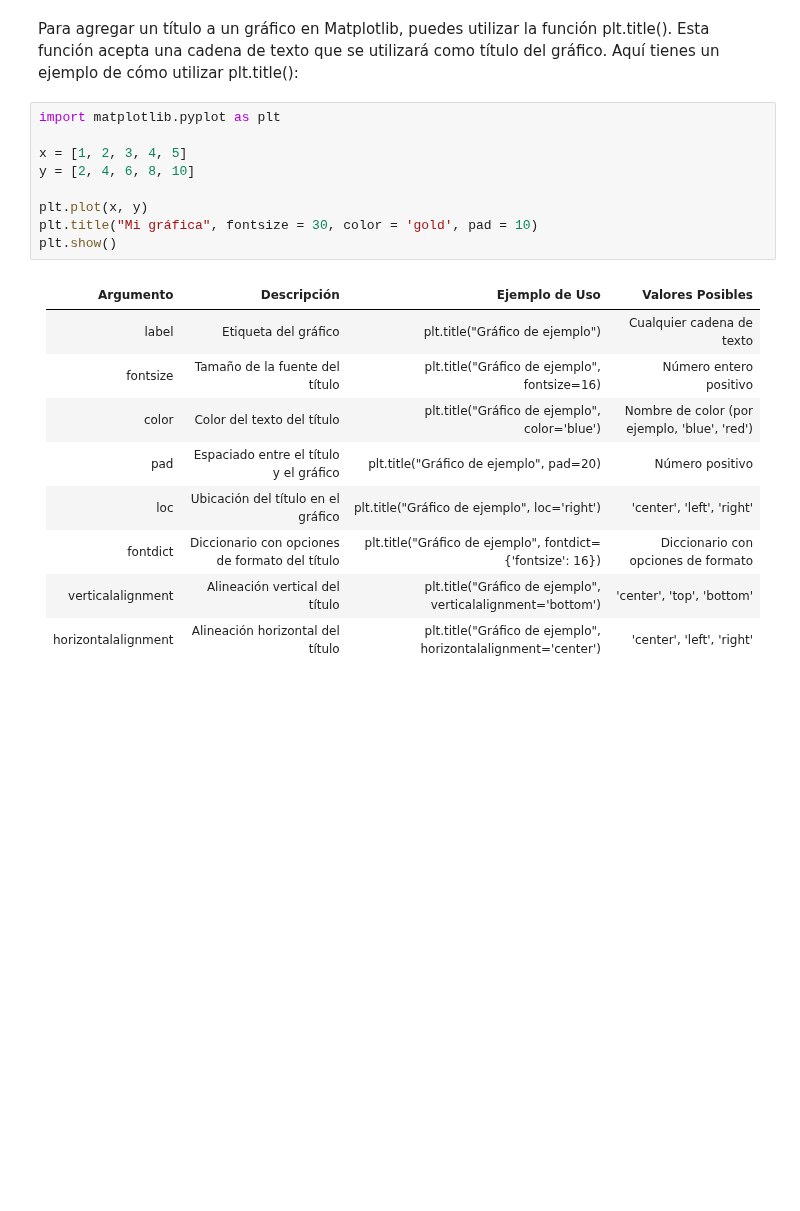
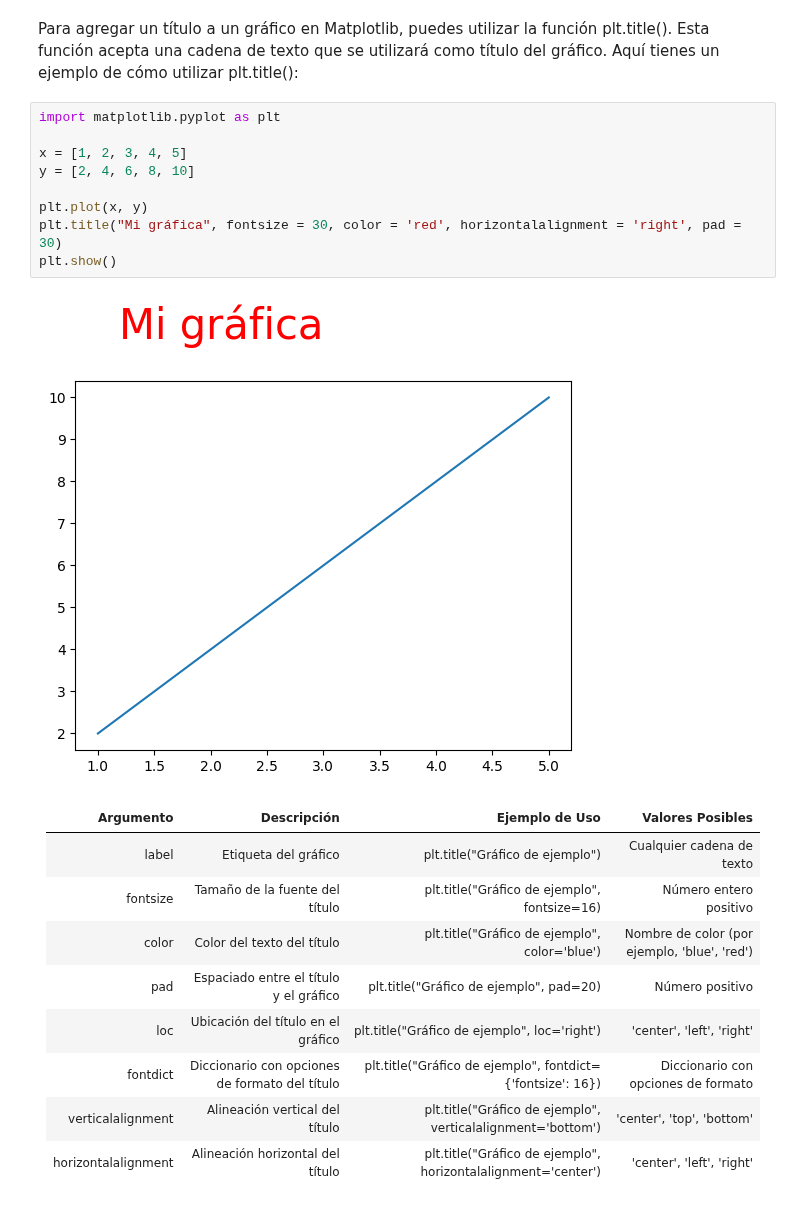
Before and after one commit to pjhh-ciencias/ProgramacionDOS2022, a Jupyter notebook: Python/S12.ipynb, the cells around one changed output. Saved outputs shown, nothing was run; the diff lists cells and outputs as text; blank space fills up the shorter version.

```diff
--- a/Python/S12.ipynb
+++ b/Python/S12.ipynb
@@ -7,12 +7,14 @@ Para agregar un título a un gráfico en Matplotlib, puedes utilizar la función
 # %%
 import matplotlib.pyplot as plt
 
 x = [1, 2, 3, 4, 5]
 y = [2, 4, 6, 8, 10]
 
 plt.plot(x, y)
-plt.title("Mi gráfica", fontsize = 30, color = 'gold', pad = 10)
+plt.title("Mi gráfica", fontsize = 30, color = 'red', horizontalalignment = 'right', pad = 30)
 plt.show()
+# %% [output]
+[figure, added]
 # %% [markdown]
 <center>
 <table>
```
Also changed, not shown: parts of 16 cells of this notebook, 2 other files.
